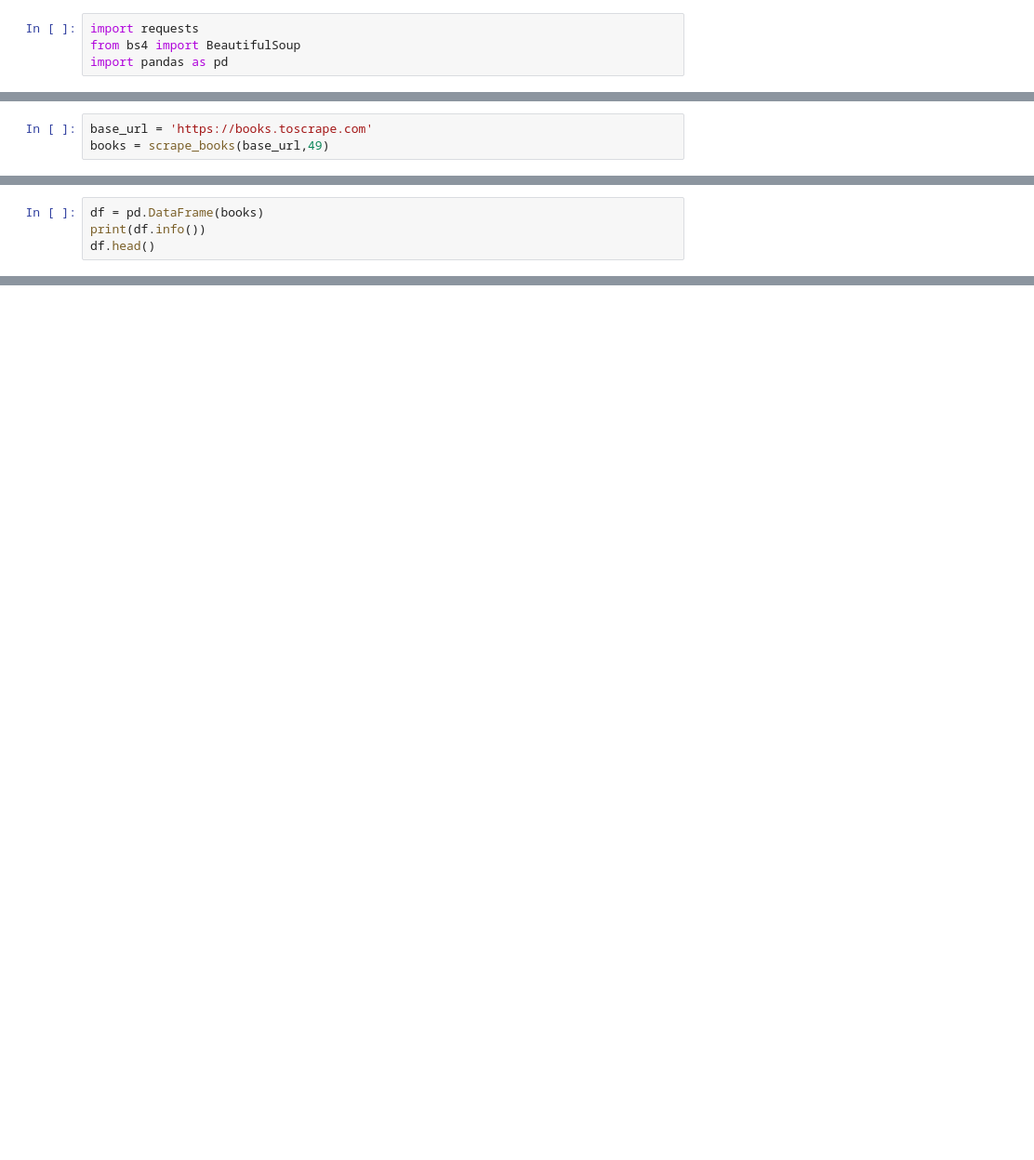
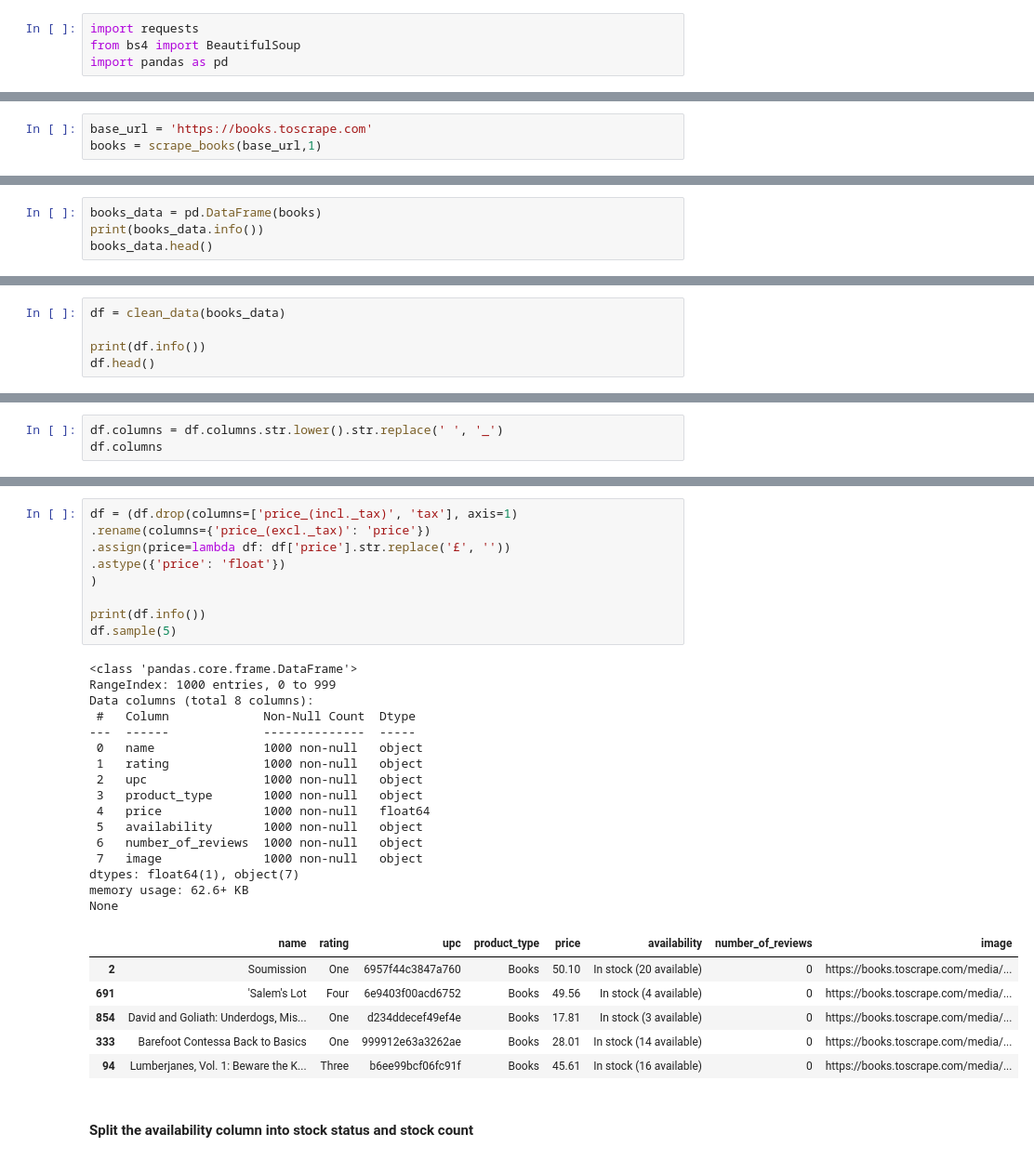
Before and after one commit to idowujames/web-scrapping-bookstoscrape, a Jupyter notebook: bookstostcrape_2.ipynb, the cells around one changed output, grey strips where cells are left out. Shown at 93% size. Cells and saved outputs as stored; diff of their text form; blank space fills up the shorter version.

Commit message:
Added data cleaning to the notebook

```diff
--- a/bookstostcrape_2.ipynb
+++ b/bookstostcrape_2.ipynb
@@ -118,4 +120,4 @@ def scrape_books(base_url, start_page = 1):
     return book_list
 # %%
 base_url = 'https://books.toscrape.com'
-books = scrape_books(base_url,49)
+books = scrape_books(base_url,1)
@@ -130,0 +132,4 @@ Number of books scraped: 40
+# %%
+books_data = pd.DataFrame(books)
+print(books_data.info())
+books_data.head()
@@ -131,4 +188,5 @@ Number of books scraped: 40
 # %%
-df = pd.DataFrame(books)
+df = clean_data(books_data)
+
 print(df.info())
 df.head()
@@ -158,0 +201,3 @@ None
+# %%
+df.columns = df.columns.str.lower().str.replace(' ', '_')
+df.columns
@@ -158,0 +216,34 @@ None
+# %%
+df = (df.drop(columns=['price_(incl._tax)', 'tax'], axis=1)
+.rename(columns={'price_(excl._tax)': 'price'})
+.assign(price=lambda df: df['price'].str.replace('£', ''))
+.astype({'price': 'float'})
+)
+
+print(df.info())
+df.sample(5)
+# %% [output]
+<class 'pandas.core.frame.DataFrame'>
+RangeIndex: 1000 entries, 0 to 999
+Data columns (total 8 columns):
+ #   Column             Non-Null Count  Dtype
+---  ------             --------------  -----
+ 0   name               1000 non-null   object
+ 1   rating             1000 non-null   object
+ 2   upc                1000 non-null   object
+ 3   product_type       1000 non-null   object
+ 4   price              1000 non-null   float64
+ 5   availability       1000 non-null   object
+ 6   number_of_reviews  1000 non-null   object
+ 7   image              1000 non-null   object
+dtypes: float64(1), object(7)
+memory usage: 62.6+ KB
+None
+|  | name | rating | upc | product_type | price | availability | number_of_reviews | image |
+| 2 | Soumission | One | 6957f44c3847a760 | Books | 50.10 | In stock (20 available) | 0 | https://books.toscrape.com/media/... |
+| 691 | 'Salem's Lot | Four | 6e9403f00acd6752 | Books | 49.56 | In stock (4 available) | 0 | https://books.toscrape.com/media/... |
+| 854 | David and Goliath: Underdogs, Mis... | One | d234ddecef49ef4e | Books | 17.81 | In stock (3 available) | 0 | https://books.toscrape.com/media/... |
+| 333 | Barefoot Contessa Back to Basics | One | 999912e63a3262ae | Books | 28.01 | In stock (14 available) | 0 | https://books.toscrape.com/media/... |
+| 94 | Lumberjanes, Vol. 1: Beware the K... | Three | b6ee99bcf06fc91f | Books | 45.61 | In stock (16 available) | 0 | https://books.toscrape.com/media/... |
+# %% [markdown]
+#### Split the availability column into stock status and stock count
```
Also changed, not shown: parts of 25 cells of this notebook.
